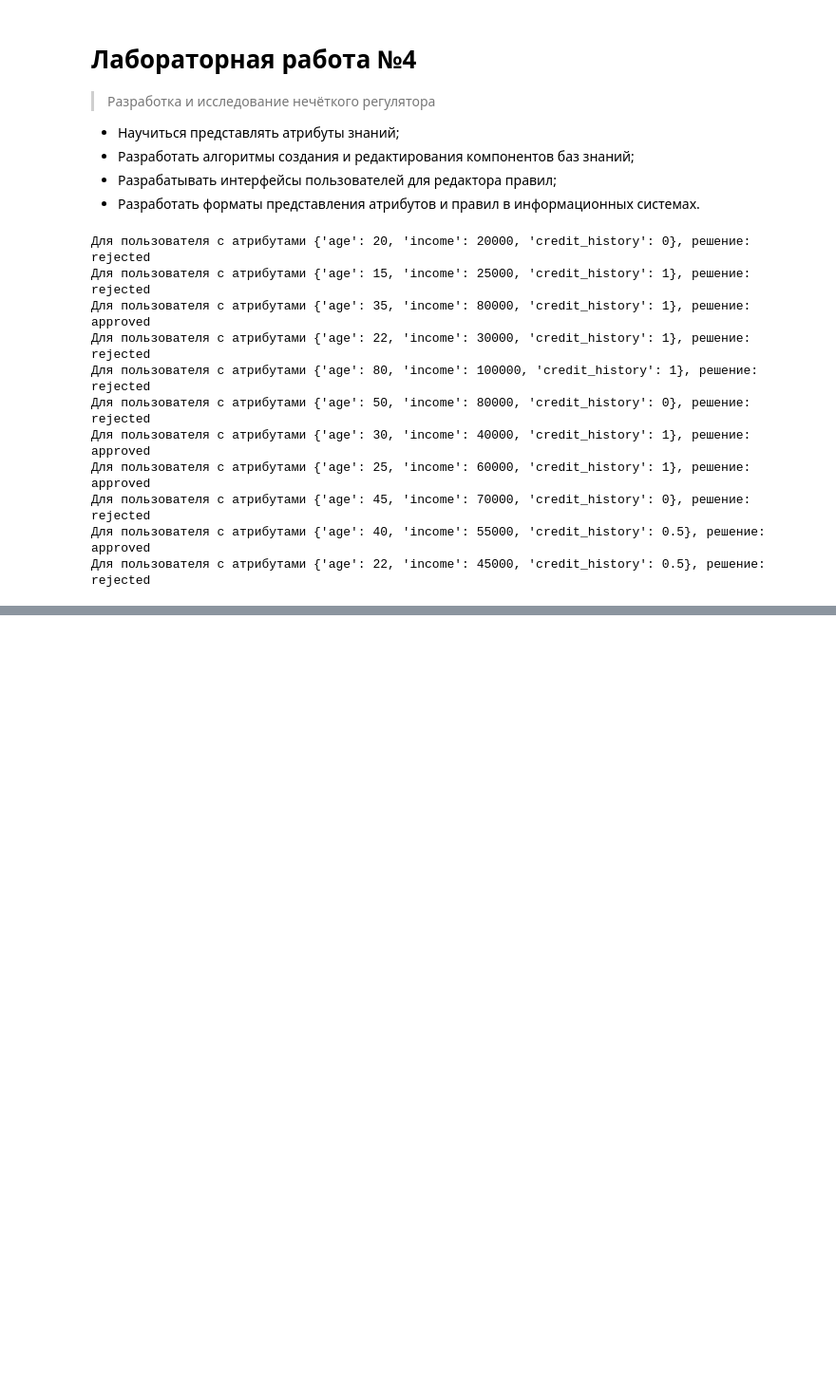
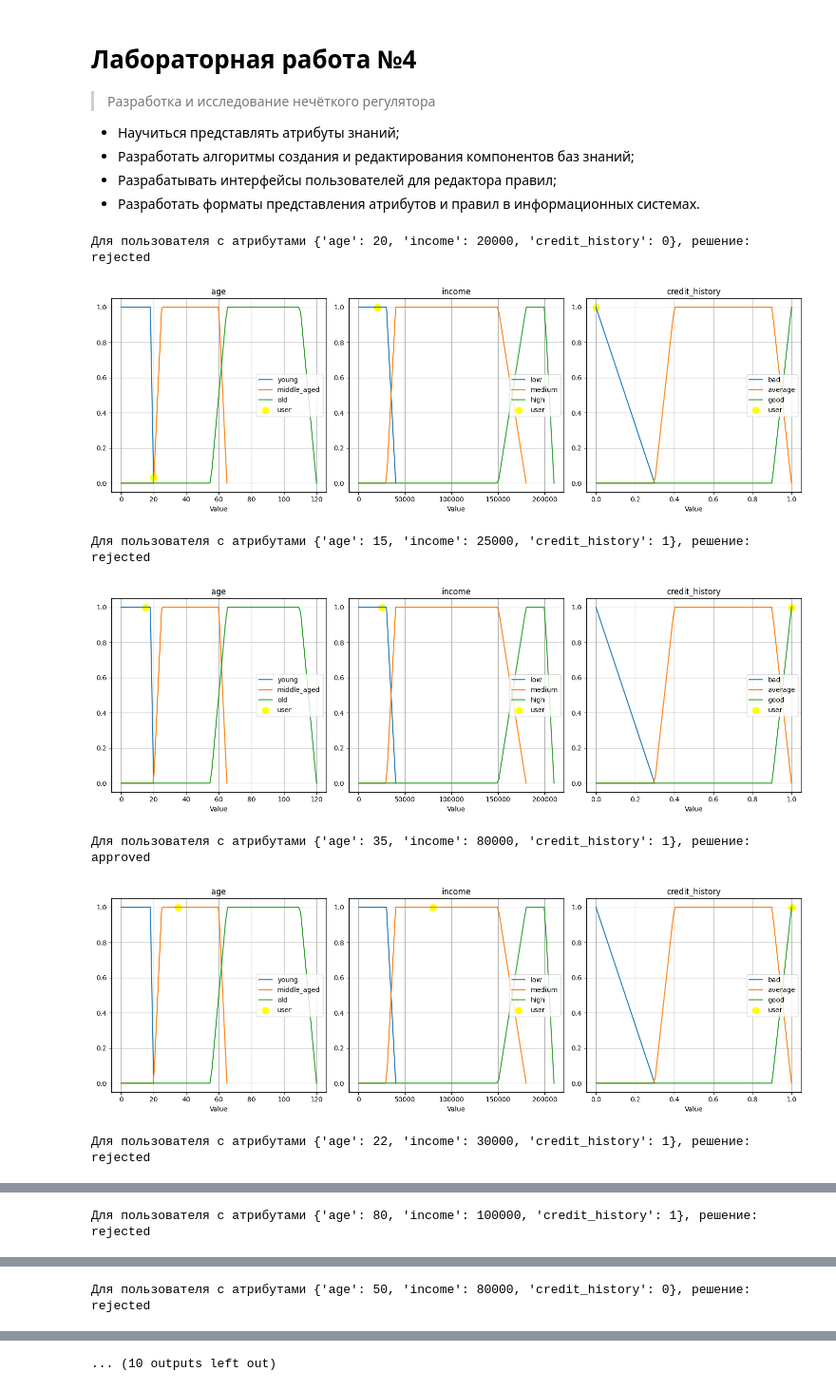
Before and after one commit to EvilFreelancer/ai-lab, a Jupyter notebook: lab4-fuzzy/fuzzy-inference.ipynb, the cells around one changed output, grey strips where cells are left out. Shown at 95% size. Drawn from its saved outputs; the diff is of its cells as text; code cells hidden in the pictures; blank space fills up the shorter version.

Commit message:
Tune of visualization

```diff
--- a/lab4-fuzzy/fuzzy-inference.ipynb
+++ b/lab4-fuzzy/fuzzy-inference.ipynb
@@ -55,7 +55,7 @@ def eval_condition(attributes, condition, knowledge_base):
             fuzzy_set = sub_condition.get("fuzzy_set")
             if fuzzy_set:
                 output.append(
-                    fuzzify(attr_value, knowledge_base["attributes"][attr_name]["fuzzy_sets"])[fuzzy_set] > 0.5)
+                    fuzzify(attr_value, knowledge_base["attributes"][attr_name]["fuzzy_sets"])[fuzzy_set] > fuzzy_limit)
             else:
                 output.append(attr_value == sub_condition["value"])
         else:
@@ -64,38 +64,31 @@ def eval_condition(attributes, condition, knowledge_base):
 # %%
 # Функция для визуализации
 def visualize_fuzzy_sets(user, knowledge_base):
-    for attr_name, attr_value in user.items():
+    fig, axs = plt.subplots(1, len(user), figsize=(15, 5))
+    for idx, (attr_name, attr_value) in enumerate(user.items()):
         if attr_name in knowledge_base["attributes"]:
             attribute = knowledge_base["attributes"][attr_name]
             if "fuzzy_sets" in attribute:
                 for fuzzy_set_name, points in attribute["fuzzy_sets"].items():
                     x = np.linspace(0, max(points), 100)
                     membership_function = fuzz.trapmf(x, points)
-                    plt.plot(x, membership_function, label=fuzzy_set_name)
-
+                    axs[idx].plot(x, membership_function, label=fuzzy_set_name)
+                # Определение степени принадлежности
                 memberships = fuzzify(user[attr_name], attribute["fuzzy_sets"])
-
                 # Вычисление максимального уровня членства
                 max_membership = max(memberships.values())
-
                 for fuzzy_set_name, membership in memberships.items():
                     # Проверка, если степень принадлежности равна максимальной, то рисуем точку
                     if membership == max_membership:
-                        plt.scatter(
-                            user[attr_name],
-                            membership,
-                            color='yellow',
-                            s=100,
-                            label=f"user"
-                        )
-                        break
+                        axs[idx].scatter(user[attr_name], membership, color='yellow', s=100, label=f"user")
 
-                plt.title(attr_name)
-                plt.ylabel("Membership")
-                plt.xlabel("Value")
-                plt.legend(loc="center right")
-                plt.grid(True)
-                plt.show()
+                axs[idx].set_title(attr_name)
+                axs[idx].set_xlabel("Value")
+                axs[idx].legend(loc="center right")
+                axs[idx].grid(True)
+
+    plt.tight_layout()
+    plt.show()
 # %%
 # Функция применяет правила из базы знаний к атрибутам пользователя
 def apply_rules(attributes, rules, knowledge_base):
@@ -110,17 +103,13 @@ def apply_rules(attributes, rules, knowledge_base):
 # %%
 # Для каждого пользователя рисуем график
 for user in users:
     apply_rules(user, knowledge_base['rules'], knowledge_base)
-    #visualize_fuzzy_sets(user, knowledge_base)
+    visualize_fuzzy_sets(user, knowledge_base)
 # %% [output]
 Для пользователя с атрибутами {'age': 20, 'income': 20000, 'credit_history': 0}, решение: rejected
-Для пользователя с атрибутами {'age': 15, 'income': 25000, 'credit_history': 1}, решение: rejected
-Для пользователя с атрибутами {'age': 35, 'income': 80000, 'credit_history': 1}, решение: approved
-Для пользователя с атрибутами {'age': 22, 'income': 30000, 'credit_history': 1}, решение: rejected
-Для пользователя с атрибутами {'age': 80, 'income': 100000, 'credit_history': 1}, решение: rejected
-Для пользователя с атрибутами {'age': 50, 'income': 80000, 'credit_history': 0}, решение: rejected
-Для пользователя с атрибутами {'age': 30, 'income': 40000, 'credit_history': 1}, решение: approved
-Для пользователя с атрибутами {'age': 25, 'income': 60000, 'credit_history': 1}, решение: approved
-Для пользователя с атрибутами {'age': 45, 'income': 70000, 'credit_history': 0}, решение: rejected
-Для пользователя с атрибутами {'age': 40, 'income': 55000, 'credit_history': 0.5}, решение: approved
-Для пользователя с атрибутами {'age': 22, 'income': 45000, 'credit_history': 0.5}, решение: rejected
+[figure, added]
+Для пользователя с атрибутами {'age': 15, 'income': 25000, 'credit_history': 1}, решение: rejected
+[figure, added]
+Для пользователя с атрибутами {'age': 35, 'income': 80000, 'credit_history': 1}, решение: approved
+[figure, added]
+Для пользователя с атрибутами {'age': 22, 'income': 30000, 'credit_history': 1}, решение: rejected
@@ -126,0 +117 @@ for user in users:
+Для пользователя с атрибутами {'age': 80, 'income': 100000, 'credit_history': 1}, решение: rejected
@@ -126,0 +119 @@ for user in users:
+Для пользователя с атрибутами {'age': 50, 'income': 80000, 'credit_history': 0}, решение: rejected
@@ -126,0 +121 @@ for user in users:
+... (10 outputs left out)
```
Also changed, not shown: parts of 1 cell of this notebook.
